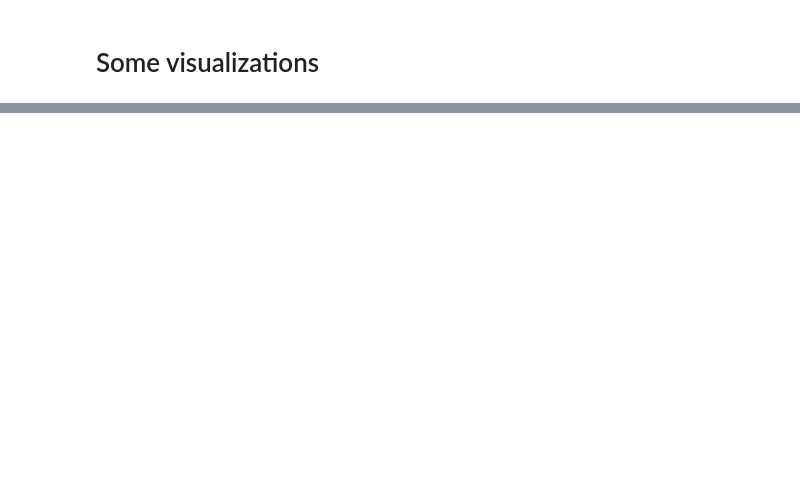
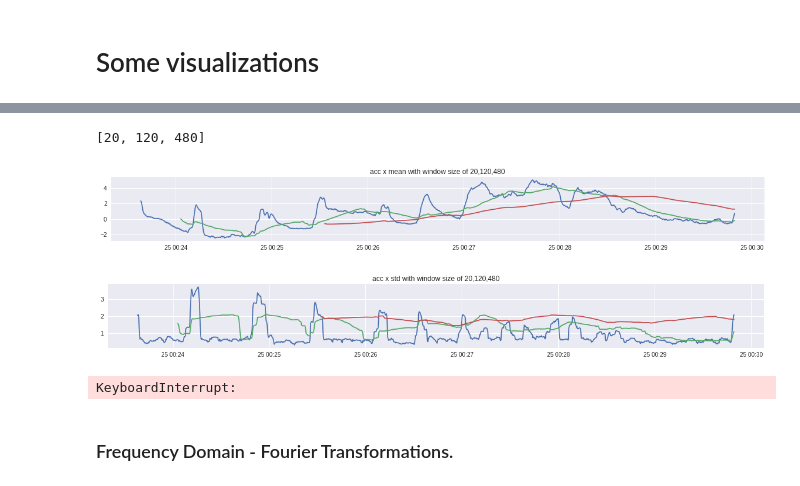
Before and after one commit to bnbhehe/ml4qs, a Jupyter notebook: assignment3/Untitled.ipynb, the cells around one changed output, grey strips where cells are left out. Cells and saved outputs as stored; diff of their text form; code cells hidden in the pictures; blank space fills up the shorter version.

```diff
--- a/assignment3/Untitled.ipynb
+++ b/assignment3/Untitled.ipynb
@@ -212,23 +317,0 @@ See the caveats in the documentation: http://pandas.pydata.org/pandas-docs/stabl
-# %%
-miss_value = 'rotation_phone_theta'
-MisVal = ImputationMissingValues()
-imputed_mean_dataset = MisVal.impute_mean(copy.deepcopy(dataset), miss_value)
-imputed_median_dataset = MisVal.impute_median(copy.deepcopy(dataset), miss_value)
-imputed_interpolation_dataset = MisVal.impute_interpolate(copy.deepcopy(dataset), miss_value)
-DataViz.plot_imputed_values(dataset, ['original', 'mean', 'interpolation'],
-                            miss_value, imputed_mean_dataset[miss_value], imputed_interpolation_dataset[miss_value])
-
-# And we impute for all columns except for the label in the selected way (interpolation)
-
-for col in [c for c in dataset.columns if not 'label' in c]:
-    dataset = MisVal.impute_interpolate(dataset, col)
-
-# Let us try the Kalman filter on the light_phone_lux attribute and study the result.
-
-original_dataset = pd.read_csv(result_dataset_path+str(millis)+'_dataset.csv',index_col=0)
-original_dataset.index = pd.to_datetime(original_dataset.index)
-KalFilter = KalmanFilters()
-
-kalman_dataset = KalFilter.apply_kalman_filter(original_dataset, 'acc_phone_x')
-DataViz.plot_imputed_values(kalman_dataset, ['original', 'kalman'], 'acc_phone_x', kalman_dataset['acc_phone_x_kalman'])
-DataViz.plot_dataset(kalman_dataset, ['acc_phone_x', 'acc_phone_x_kalman'], ['exact','exact'], ['line', 'line'])
@@ -238,0 +318,40 @@ DataViz.plot_dataset(kalman_dataset, ['acc_phone_x', 'acc_phone_x_kalman'], ['ex
+# %%
+window_sizes = [int(float(5000)/milliseconds_per_instance), int(float(0.5*60000)/milliseconds_per_instance), int(float(2.*60000)/milliseconds_per_instance)]
+print(window_sizes)
+NumAbs = NumericalAbstraction()
+CatAbs = CategoricalAbstraction()
+
+dataset_copy = copy.deepcopy(dataset)
+for ws in window_sizes:
+    dataset_copy = NumAbs.abstract_numerical(dataset_copy, ['acc_phone_x_kalman'], ws, 'mean')
+    dataset_copy = NumAbs.abstract_numerical(dataset_copy, ['acc_phone_x_kalman'], ws, 'std')
+rcParams['figure.figsize'] = (20,2)
+plt.plot(dataset_copy['acc_phone_x_kalman_temp_mean_ws_20'])
+plt.plot(dataset_copy['acc_phone_x_kalman_temp_mean_ws_120'])
+plt.plot(dataset_copy['acc_phone_x_kalman_temp_mean_ws_480'])
+plt.title('acc x mean with window size of 20,120,480')
+plt.show()
+plt.plot(dataset_copy['acc_phone_x_kalman_temp_std_ws_20'])
+plt.plot(dataset_copy['acc_phone_x_kalman_temp_std_ws_120'])
+plt.plot(dataset_copy['acc_phone_x_kalman_temp_std_ws_480'])
+plt.title('acc x std with window size of 20,120,480')
+plt.show()
+# %% [output]
+[20, 120, 480]
+[figure, added]
+[figure, added]
+# %%
+# DataViz.plot_dataset(dataset_copy, ['acc_phone_x', 'acc_phone_x_temp_mean', 'acc_phone_x_temp_std'], ['exact', 'like', 'like'], ['line', 'line', 'line'])
+# print(dataset_copy.keys())
+
+ws = int(float(0.1*60000)/milliseconds_per_instance)
+selected_predictor_cols = [c for c in dataset.columns if not 'label' in c]
+dataset_ws = NumAbs.abstract_numerical(dataset, selected_predictor_cols, ws, 'mean')
+dataset_ws = NumAbs.abstract_numerical(dataset_ws, selected_predictor_cols, ws, 'std')
+dataset_ws = CatAbs.abstract_categorical(dataset_ws, ['label'], ['like'], 0.03, int(float(5*60000)/milliseconds_per_instance), 2)
+
+dataset_ws.to_csv(result_dataset_path+'/'+'dataset_ws_'+str(ws)+'.csv')
+# %% [output]
+KeyboardInterrupt:
+# %% [markdown]
+### Frequency Domain - Fourier Transformations.
```
Also changed, not shown: parts of 21 cells of this notebook, 16 other files.
